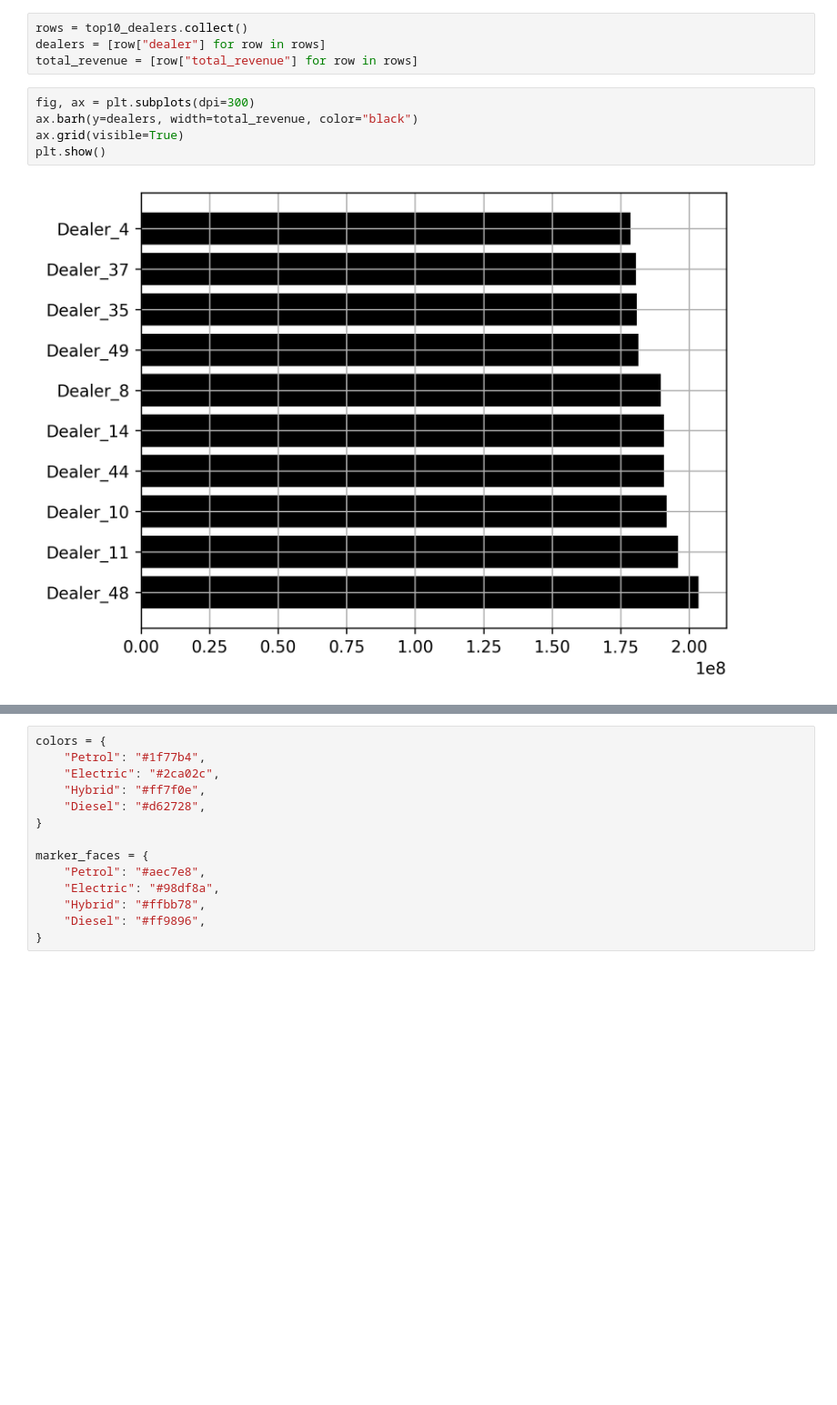
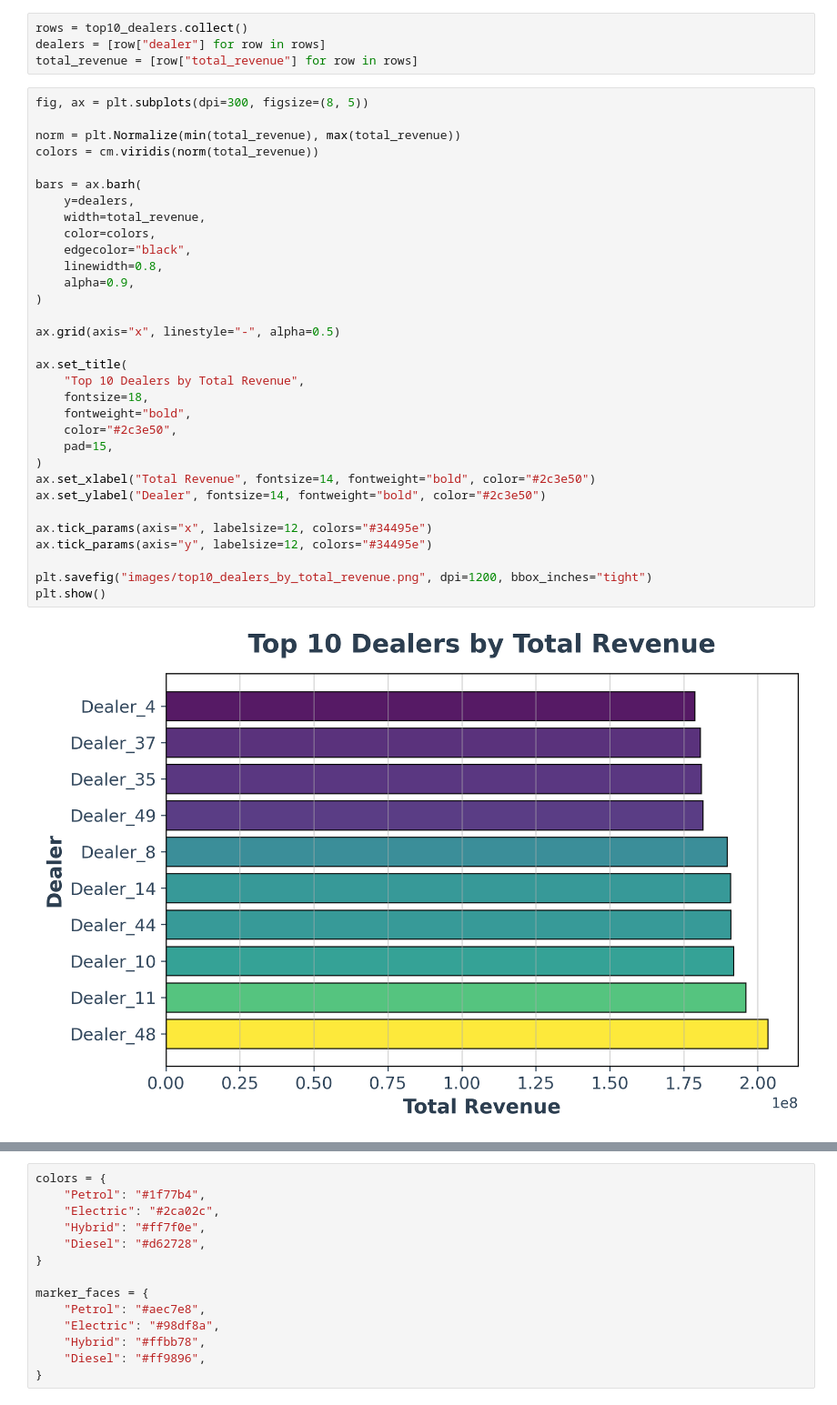
Before and after one commit to smartestnerdfromtown/bmw_sales_analysis_2010_2024, a Jupyter notebook: analysis.ipynb, the cells around one changed output, grey strips where cells are left out. Shown at 91% size. Drawn from its saved outputs; the diff is of its cells as text; blank space fills up the shorter version.

```diff
--- a/analysis.ipynb
+++ b/analysis.ipynb
@@ -775,11 +755,38 @@ top10_dealers.show()
 rows = top10_dealers.collect()
 dealers = [row["dealer"] for row in rows]
 total_revenue = [row["total_revenue"] for row in rows]
-# %%
-fig, ax = plt.subplots(dpi=300)
-ax.barh(y=dealers, width=total_revenue, color="black")
-ax.grid(visible=True)
-plt.show()
-# %% [output]
-[figure, removed]
+# %%
+fig, ax = plt.subplots(dpi=300, figsize=(8, 5))
+
+norm = plt.Normalize(min(total_revenue), max(total_revenue))
+colors = cm.viridis(norm(total_revenue))
+
+bars = ax.barh(
+    y=dealers,
+    width=total_revenue,
+    color=colors,
+    edgecolor="black",
+    linewidth=0.8,
+    alpha=0.9,
+)
+
+ax.grid(axis="x", linestyle="-", alpha=0.5)
+
+ax.set_title(
+    "Top 10 Dealers by Total Revenue",
+    fontsize=18,
+    fontweight="bold",
+    color="#2c3e50",
+    pad=15,
+)
+ax.set_xlabel("Total Revenue", fontsize=14, fontweight="bold", color="#2c3e50")
+ax.set_ylabel("Dealer", fontsize=14, fontweight="bold", color="#2c3e50")
+
+ax.tick_params(axis="x", labelsize=12, colors="#34495e")
+ax.tick_params(axis="y", labelsize=12, colors="#34495e")
+
+plt.savefig("images/top10_dealers_by_total_revenue.png", dpi=1200, bbox_inches="tight")
+plt.show()
+# %% [output]
+[figure, added]
 # %% [markdown]
```
Also changed, not shown: parts of 8 cells of this notebook, 2 other files.
